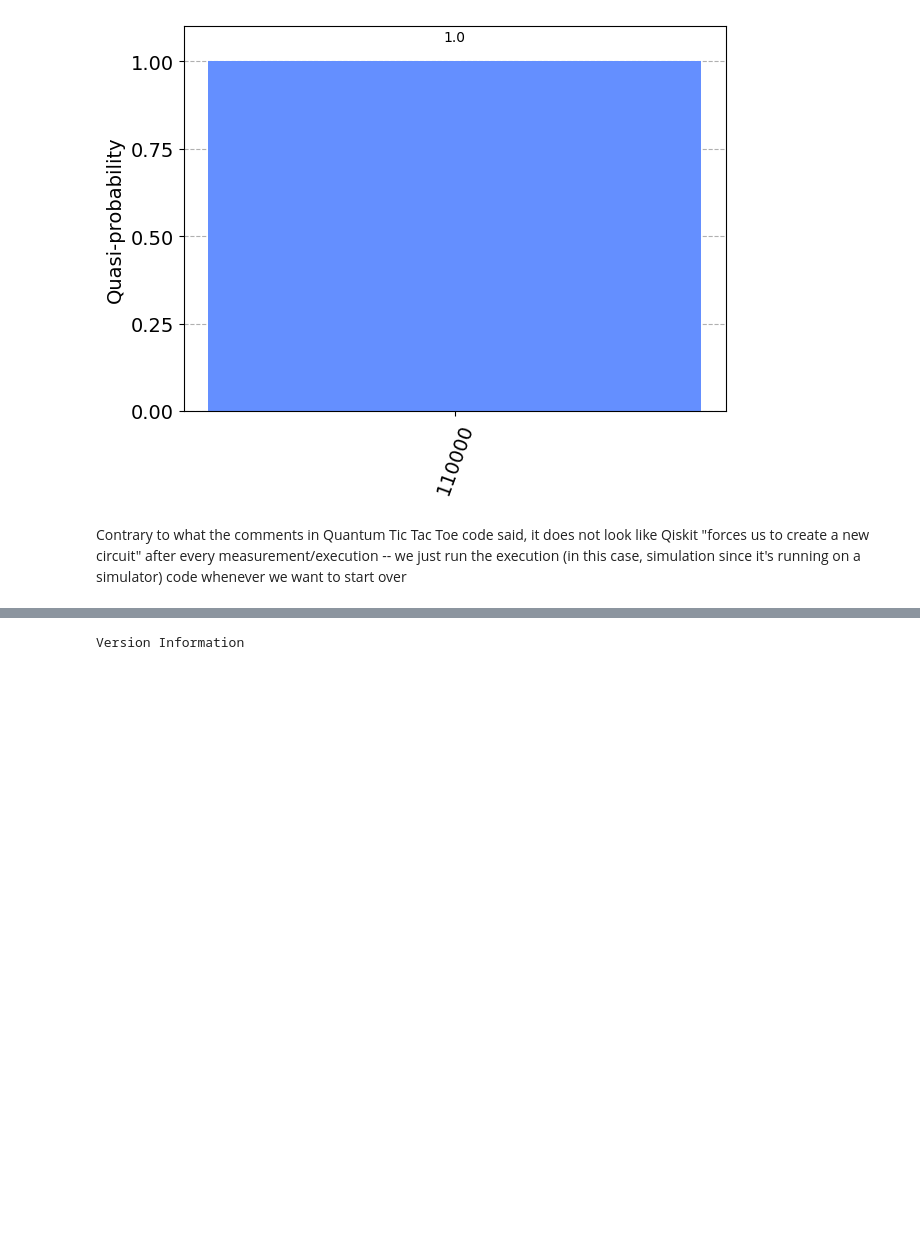
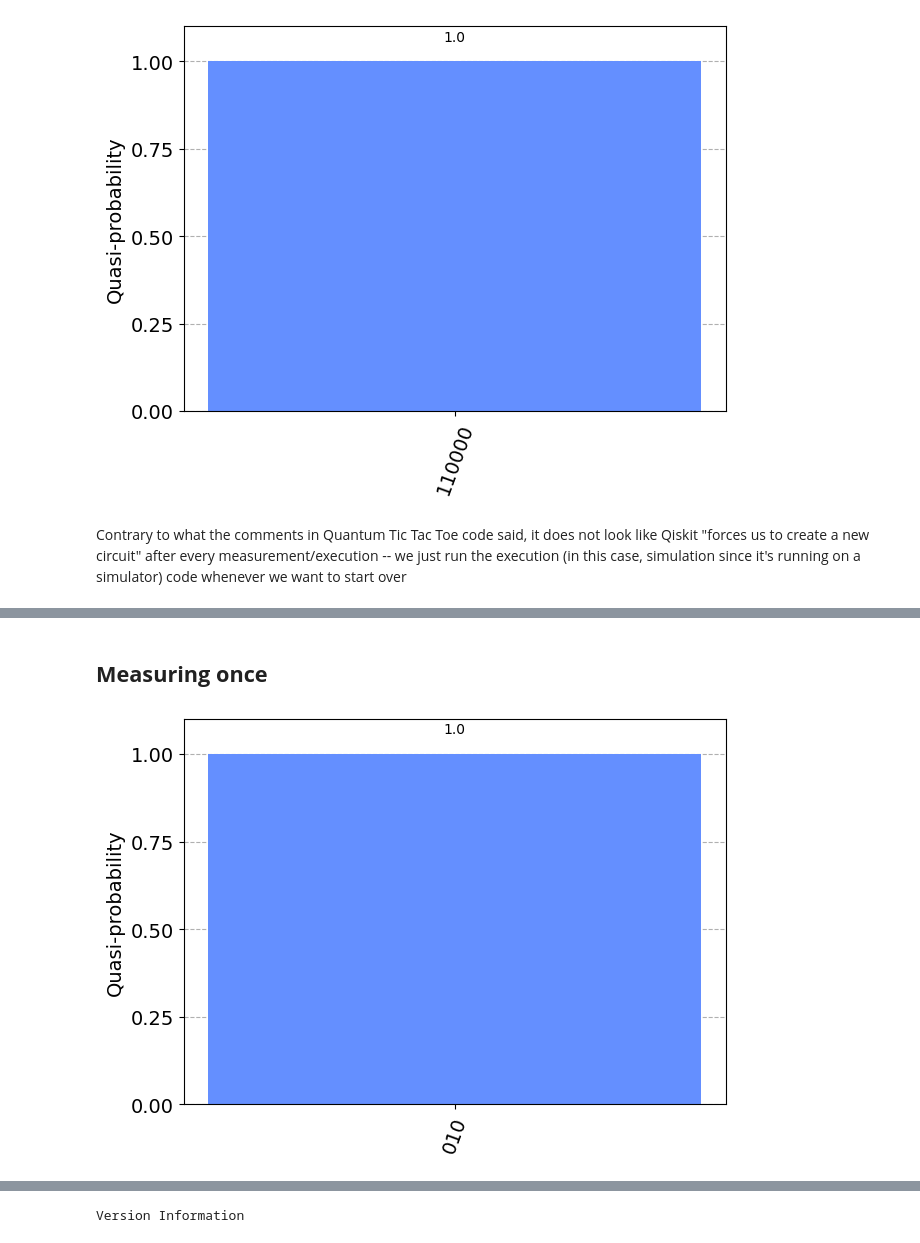
Before and after one commit to pranavmarla/quantum-wordle, a Jupyter notebook: internal-use-only/useful-qiskit-code.ipynb, the cells around one changed output, grey strips where cells are left out. Drawn from its saved outputs; the diff is of its cells as text; code cells hidden in the pictures; blank space fills up the shorter version.

```diff
--- a/internal-use-only/useful-qiskit-code.ipynb
+++ b/internal-use-only/useful-qiskit-code.ipynb
@@ -140,0 +164,12 @@ Contrary to what the comments in Quantum Tic Tac Toe code said, it does not look
+# %% [markdown]
+## **Measuring once**
+# %%
+# Simulate using QASM
+backend = Aer.get_backend('qasm_simulator')
+job = execute(qc, backend=backend, shots=1)
+result = job.result()
+counts = result.get_counts()
+
+plot_distribution(counts)
+# %% [output]
+[figure, added]
```
Also changed, not shown: parts of 36 cells of this notebook.
